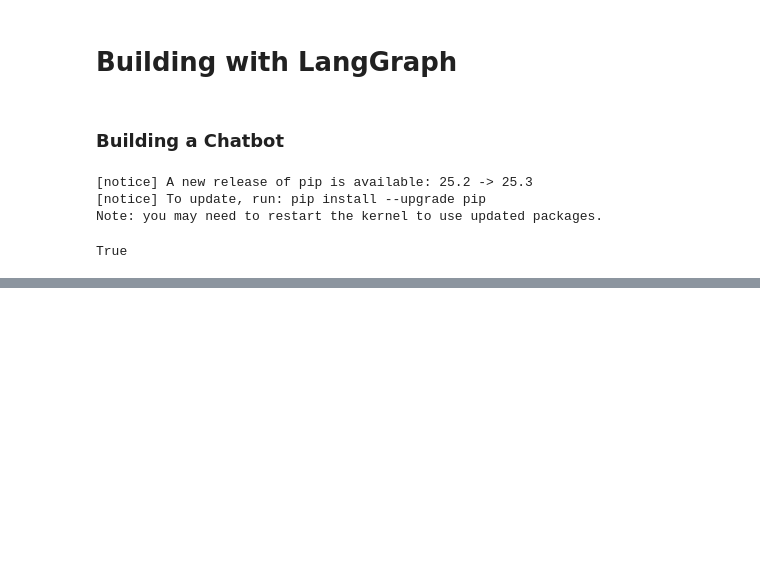
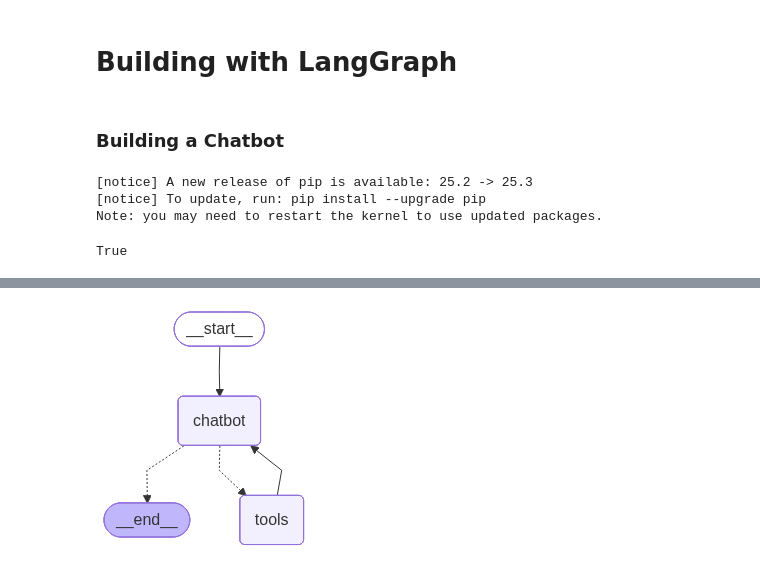
Before and after one commit to Jhonneg/py-langgragh, a Jupyter notebook: main.ipynb, the cells around one changed output, grey strips where cells are left out. Cells and saved outputs as stored; diff of their text form; code cells hidden in the pictures; blank space fills up the shorter version.

```diff
--- a/main.ipynb
+++ b/main.ipynb
@@ -41,0 +207,5 @@ graph = graph_builder.compile()
+# %%
+from langchain_community.tools.tavily_search import TavilySearchResults
+
+tool = TavilySearchResults(max_results=3)
+tools = [tool]
@@ -41,0 +228,41 @@ graph = graph_builder.compile()
+# %%
+from langgraph.graph import StateGraph
+from typing import Annotated
+from typing_extensions import TypedDict
+from langgraph.graph.message import add_messages
+from langchain_openai import ChatOpenAI
+from langgraph.prebuilt import ToolNode, tools_condition
+
+
+class State(TypedDict):
+    messages: Annotated[list, add_messages]
+
+
+graph_builder = StateGraph(State)
+
+llm = ChatOpenAI(model="gpt-4o-mini", temperature=0.5)
+llm_with_tools = llm.bind_tools(tools)
+
+
+def chatbot(state: State):
+    return {"messages": [llm_with_tools.invoke(state["messages"])]}
+
+
+graph_builder.add_node("chatbot", chatbot)
+tool_node = ToolNode(tools=tools)
+graph_builder.add_node("tools", tool_node)
+
+graph_builder.add_conditional_edges("chatbot", tools_condition)
+
+graph_builder.add_edge("tools", "chatbot")
+
+graph_builder.set_entry_point("chatbot")
+# graph_builder.set_finish_point("chatbot")
+
+graph = graph_builder.compile()
+# %%
+from IPython.display import Image, display
+
+display(Image(graph.get_graph().draw_mermaid_png()))
+# %% [output]
+[figure, added]
```
Also changed, not shown: parts of 30 cells of this notebook, 1 other file.
